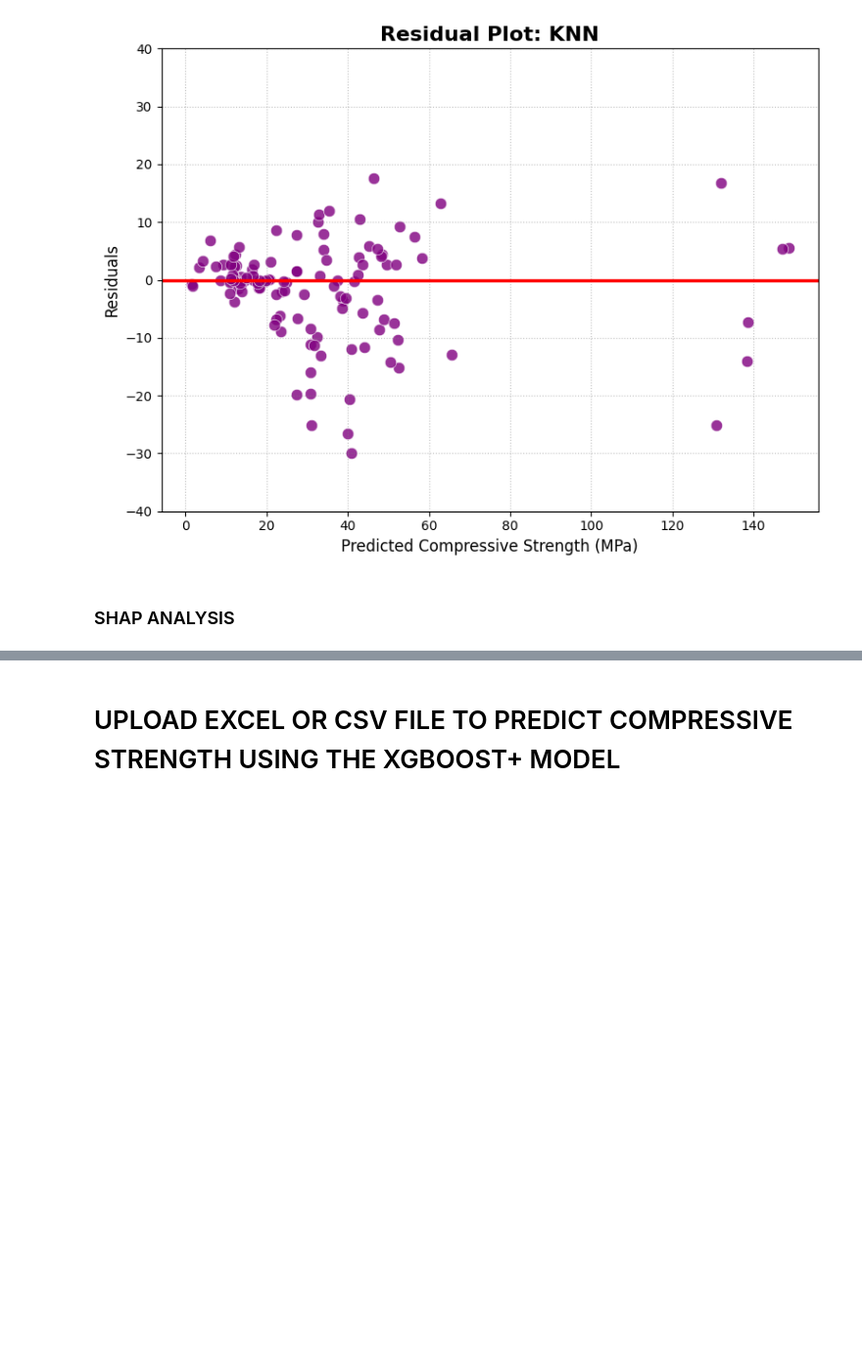
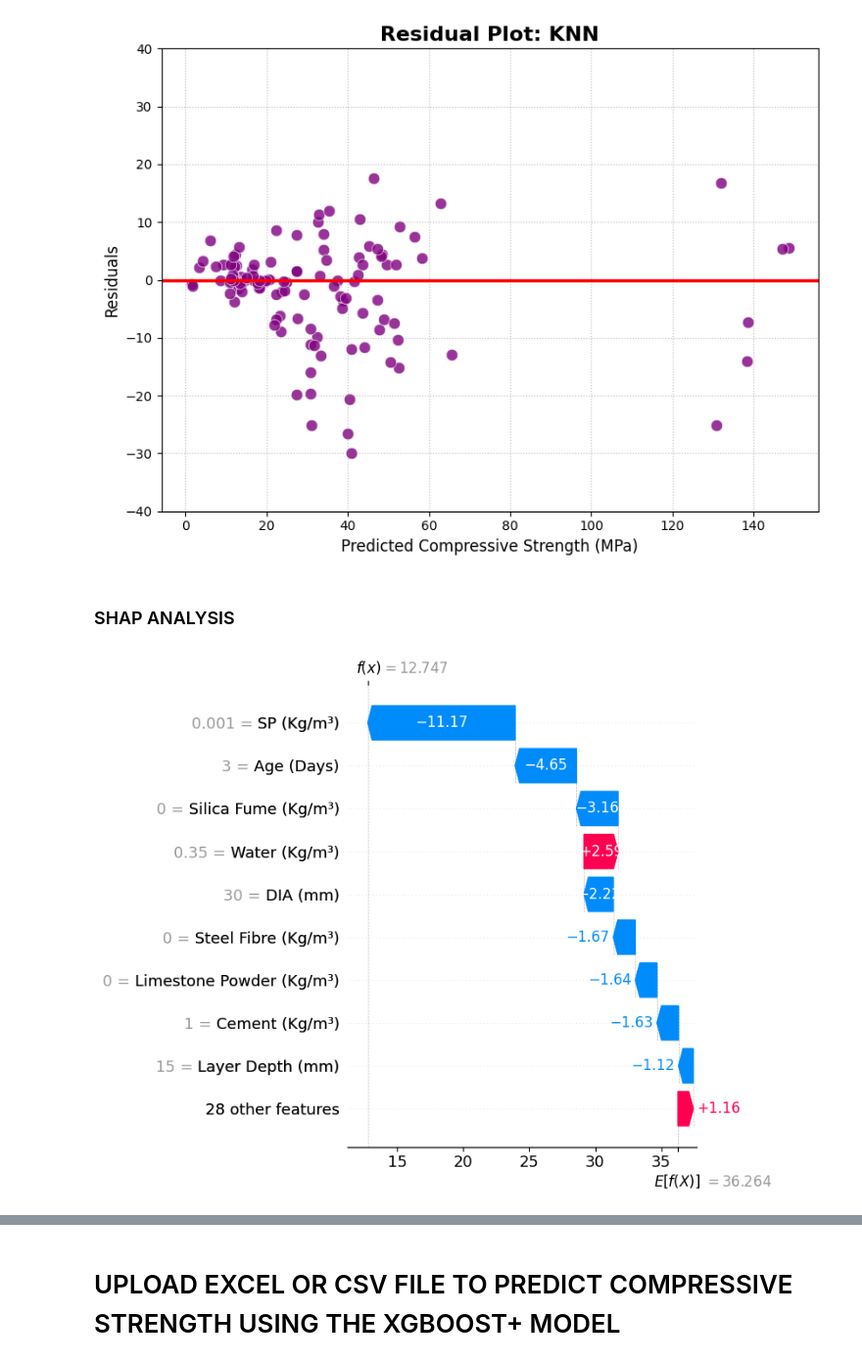
Before and after one commit to IsuPaul/Indpendent-Research, a Jupyter notebook: IR_Source_Code.ipynb, the cells around one changed output, grey strips where cells are left out. Shown at 98% size. Saved outputs shown, nothing was run; the diff lists cells and outputs as text; code cells hidden in the pictures; blank space fills up the shorter version.

```diff
--- a/IR_Source_Code.ipynb
+++ b/IR_Source_Code.ipynb
@@ -380,5 +251,0 @@ R-Squared Score: 0.848405478750331
-# %%
-RF_Params = {'n_estimators': [200], 'max_depth': [None]}
-model_rf_best=RandomForestRegressor(random_state=42)
-model_rf=GridSearchCV(model_rf_best, RF_Params, cv=10, scoring="neg_mean_squared_error", n_jobs=-1)
-model_rf.fit(X_train,y_train)
@@ -425,5 +251,0 @@ R-Squared Score: 0.960380094826874
-# %%
-DT_Params = {'max_depth': [10], 'min_samples_split': [2]}
-model_dt_best=DecisionTreeRegressor(random_state=42)
-model_dt=GridSearchCV(model_dt_best, DT_Params, cv=10, scoring="neg_mean_squared_error", n_jobs=-1)
-model_dt.fit(X_train, y_train)
@@ -470,3 +251,0 @@ R-Squared Score: 0.9225807397055085
-# %%
-model_ml=LinearRegression()
-model_ml.fit(X_train, y_train)
@@ -694,18 +418,15 @@ Saved: LC_MSE_KNN.jpg
 # %% [markdown]
 ### XGBOOST Error Loss Curves
 # %%
-
-
-# To get loss over epochs, we must re-fit the best XGBoost model with an eval_set
-xgb_best = best_model.best_estimator_
-
-xgb_best.fit(
+# To get loss over epochs, we use the final optimized XGBoost model
+# We re-fit with an eval_set to capture the progression
+model_xgb.fit(
     X_train, y_train,
     eval_set=[(X_train, y_train), (X_test, y_test)],
     verbose=False
 )
 
-results = xgb_best.evals_result()
+results = model_xgb.evals_result()
 epochs = len(results['validation_0']['rmse'])
 x_axis = range(0, epochs)
 
@@ -836,14 +582,17 @@ plt.gca().set_title(" ")
 plt.savefig("SHAP1.jpg")
 plt.close()
 # %%
-#Waterfall Plot
-exp=shap.Explainer(best_model.best_estimator_)
-shap_values = exp(X_test)
+# Waterfall Plot using the final XGBoost model
+exp = shap.Explainer(model_xgb)
+shap_values_exp = exp(X_test)
 plt.figure(figsize=(3.2, 3.4))
-shap.plots.waterfall(shap_values[104], show=False)
+shap.plots.waterfall(shap_values_exp[0], show=False)
 plt.tight_layout()
 plt.savefig("WATERFALL.jpg")
+plt.show()
 plt.close()
+# %% [output]
+[figure, added]
 # %%
 #Feature Importance
 plt.figure(figsize=(4, 2))
```
Also changed, not shown: parts of 69 cells of this notebook.
